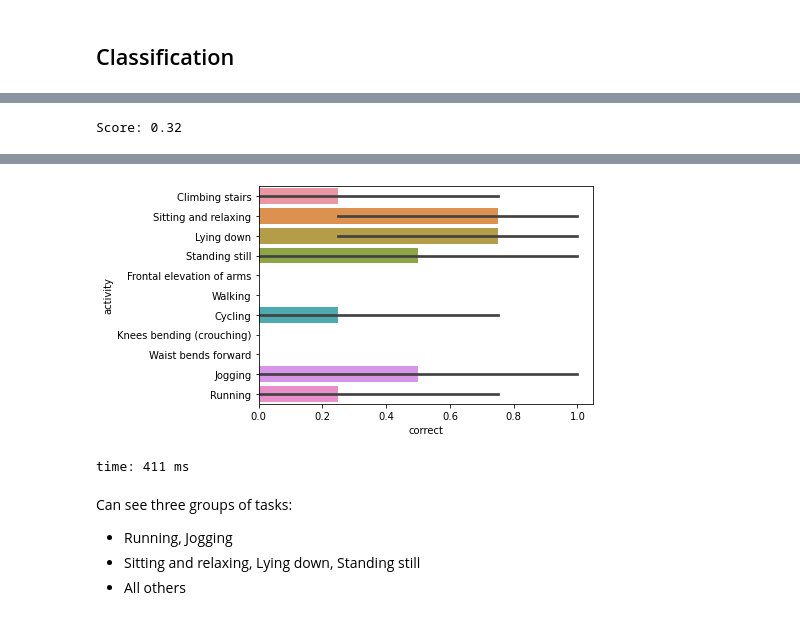
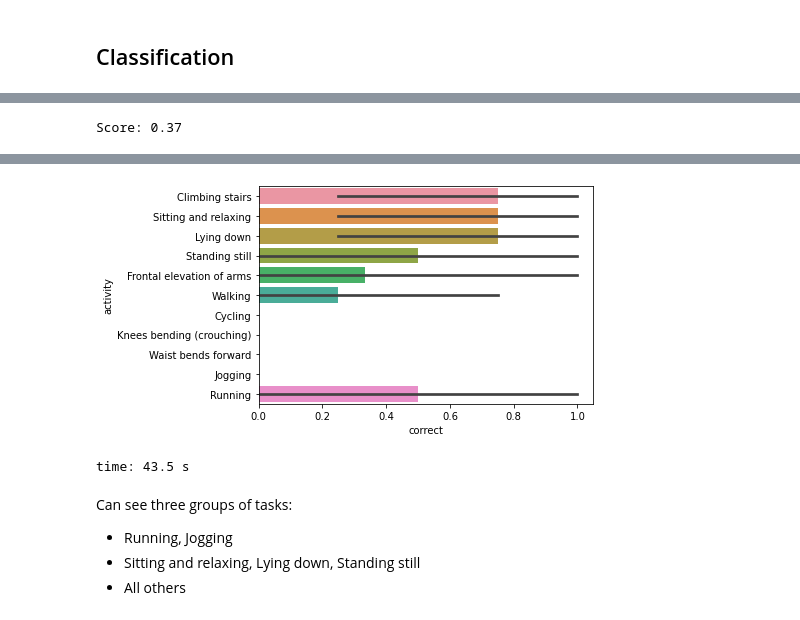
Before and after one commit to Midren/ActivityClassification, a Jupyter notebook: project.ipynb, the cells around one changed output, grey strips where cells are left out. Cells and saved outputs as stored; diff of their text form; code cells hidden in the pictures.

```diff
--- a/project.ipynb
+++ b/project.ipynb
@@ -632,15 +649,25 @@ time: 432 ms
 # %%
-model = SVC(C=2, kernel='poly', degree=1)
-model.fit(X_train, y_train)
-y_pred = model.predict(X_test)
+params = {
+            'C': np.arange(0.25, 14, 0.25),
+            'kernel': ['poly', 'rbf', 'linear'],
+            'degree': np.arange(1, 6, 1)
+        }
+
+model = SVC()
+clf = GridSearchCV(model, params, n_jobs=5,
+               cv=StratifiedKFold(random_state=42, shuffle=True),
+               verbose=0, refit=True)
+
+clf.fit(X_train, y_train)
+y_pred = clf.predict(X_test)
 score = accuracy_score(y_pred, y_test)
 print("Score: {:.2f}".format(score))
 show_result(y_pred, y_test)
 # %% [output]
-Score: 0.32
+Score: 0.37
 [interactive output not drawn]
-[figure, old version]
+[figure, new version]
-time: 411 ms
+time: 43.5 s
 # %% [markdown]
 Can see three groups of tasks:
 - Running, Jogging
```
Also changed, not shown: parts of 18 cells of this notebook.
